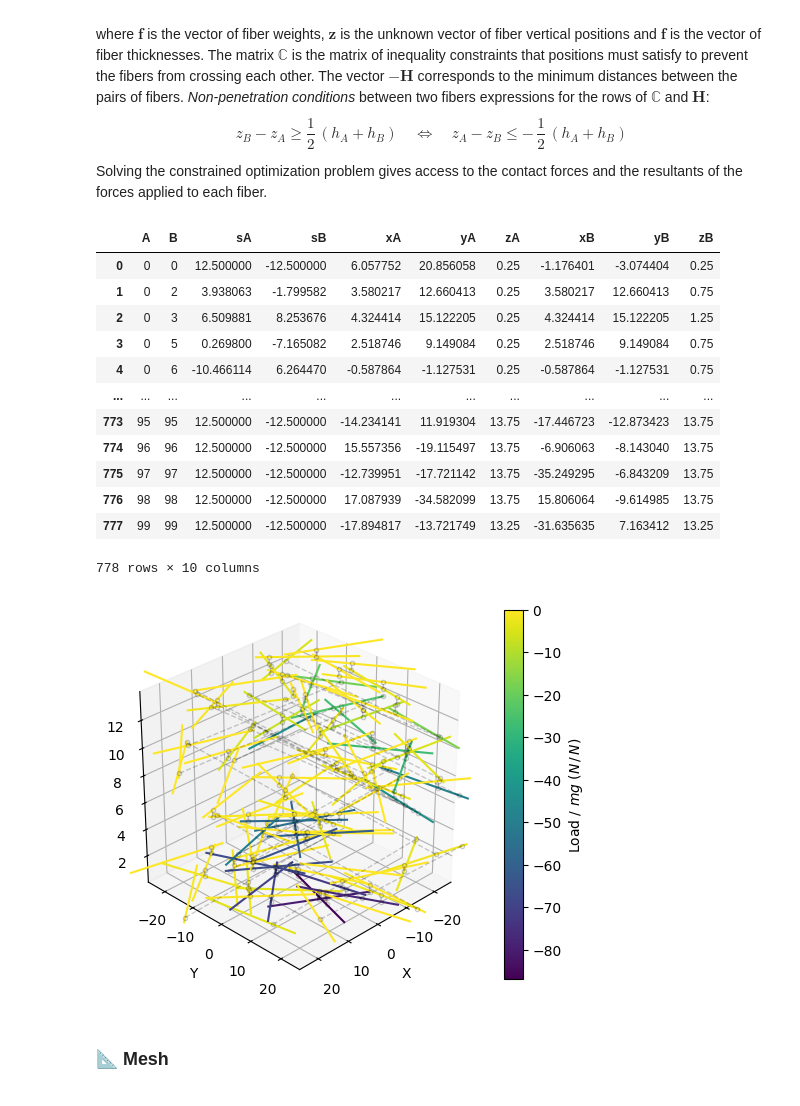
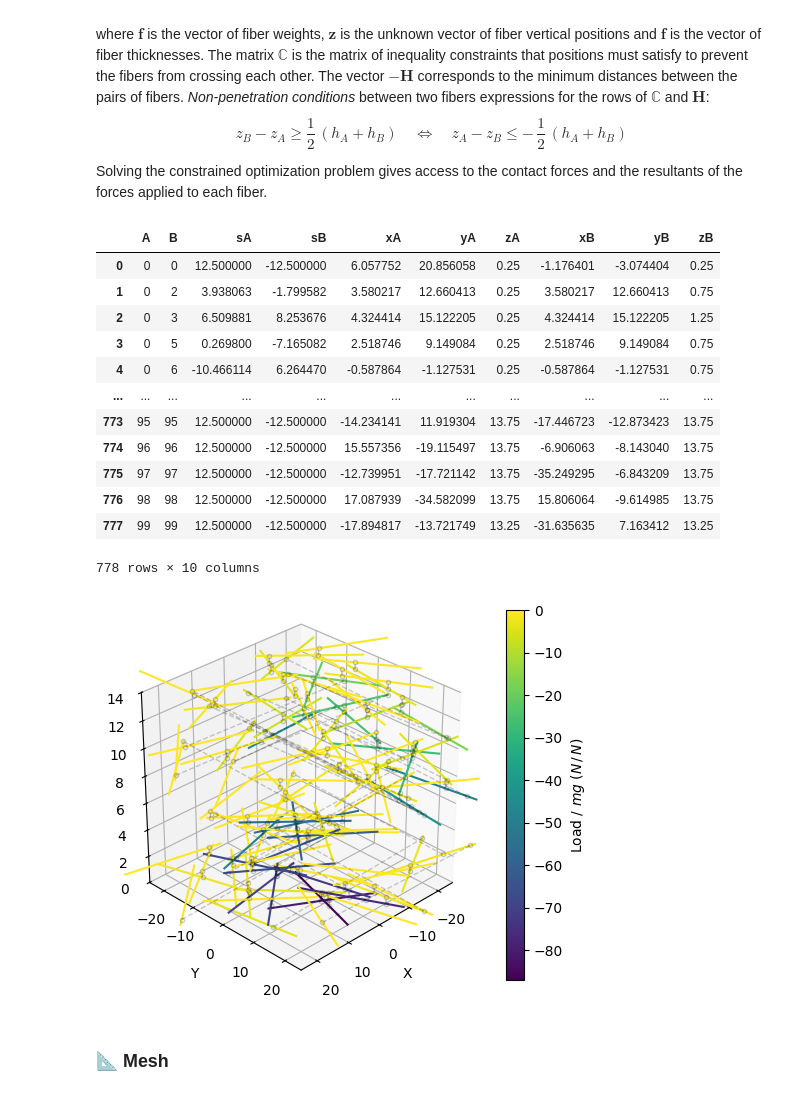
Before and after one commit to meyer-nils/fibermat, a Jupyter notebook: jupyter-notebook.ipynb, the cells around one changed output. Cells and saved outputs as stored; diff of their text form; code cells hidden in the pictures.

Commit message:
Refactor for square stacks.

```diff
--- a/jupyter-notebook.ipynb
+++ b/jupyter-notebook.ipynb
@@ -215,8 +232,9 @@ display(mat)
 # ~~~ Figure ~~~ #
 matplotlibButton()
 
-fig, ax = plt.subplots(subplot_kw=dict(projection='3d', aspect='equal',
-                                       xlabel="X", ylabel="Y", zlabel="Z"))
+fig, ax = plt.subplots(
+    subplot_kw=dict(projection="3d", aspect="equal", xlabel="X", ylabel="Y", zlabel="Z")
+)
 ax.view_init(azim=45, elev=30, roll=0)
 if len(mat):
     # Draw fibers
@@ -228,8 +246,8 @@ if len(mat):
         B = fiber[[*"xyz"]].values + 0.5 * fiber.l * fiber[[*"uvw"]].values
         plt.plot(*np.c_[A, B])
     # Set drawing box dimensions
-    ax.set_xlim(-0.5 * mat.attrs["size"], 0.5 * mat.attrs["size"])
-    ax.set_ylim(-0.5 * mat.attrs["size"], 0.5 * mat.attrs["size"])
+    ax.set_xlim(-0.5 * mat.attrs["sizeX"], 0.5 * mat.attrs["sizeX"])
+    ax.set_ylim(-0.5 * mat.attrs["sizeY"], 0.5 * mat.attrs["sizeY"])
 plt.show()
 # %% [output]
 |  | l | b | h | x | y | z | u | v | w | G | E |
@@ -353,15 +372,17 @@ load = 0.5 * f @ np.abs(C) + 0.5 * f @ C
 # Normalize by fiber weight
 load /= np.pi / 4 * mat[[*"lbh"]].prod(axis=1).mean()
 # Get loaded nodes
-points = (stack[stack.A < stack.B][["xA", "yA", "zA", "xB", "yB", "zB"]]
-          .values.reshape(-1, 2, 3))
+points = stack[stack.A < stack.B][["xA", "yA", "zA", "xB", "yB", "zB"]].values.reshape(
+    -1, 2, 3
+)
 # Prepare color scale
 cmap = plt.cm.viridis
 color = interp1d([np.min(load), np.max(load)], [0, 1])
 
 # Figure
-fig, ax = plt.subplots(subplot_kw=dict(projection='3d', aspect='equal',
-                                       xlabel="X", ylabel="Y", zlabel="Z"))
+fig, ax = plt.subplots(
+    subplot_kw=dict(projection="3d", aspect="equal", xlabel="X", ylabel="Y", zlabel="Z")
+)
 ax.view_init(azim=45, elev=30, roll=0)
 if len(mat):
     # Draw fibers
@@ -369,37 +390,37 @@ if len(mat):
         # Get fiber data
         fiber = mat.iloc[i]
         # Calculate fiber end points
         A = fiber[[*"xyz"]].values - 0.5 * fiber.l * fiber[[*"uvw"]].values
         B = fiber[[*"xyz"]].values + 0.5 * fiber.l * fiber[[*"uvw"]].values
         plt.plot(*np.c_[A, B], c=cmap(color(load[i])))
 if len(points):
     # Draw contacts
     for point in tqdm(points[~np.isclose(f, 0)], desc="Draw nodes"):
-        plt.plot(*point.T, '--ok', lw=1, mfc='none', ms=3, alpha=0.2)
+        plt.plot(*point.T, "--ok", lw=1, mfc="none", ms=3, alpha=0.2)
 # Set drawing box dimensions
-ax.set_xlim(-0.5 * stack.attrs["size"], 0.5 * stack.attrs["size"])
-ax.set_ylim(-0.5 * stack.attrs["size"], 0.5 * stack.attrs["size"])
+ax.set_xlim(-0.5 * stack.attrs["sizeX"], 0.5 * stack.attrs["sizeX"])
+ax.set_ylim(-0.5 * stack.attrs["sizeY"], 0.5 * stack.attrs["sizeY"])
 # Add a color bar
 norm = plt.Normalize(vmin=np.min(load), vmax=np.max(load))
 smap = plt.cm.ScalarMappable(cmap=cmap, norm=norm)
 cbar = plt.colorbar(smap, ax=ax)
 cbar.set_label("Load / $mg$ ($N\,/\,N$)")
 plt.show()
 # %% [output]
 |  | A | B | sA | sB | xA | yA | zA | xB | yB | zB |
 | 0 | 0 | 0 | 12.500000 | -12.500000 | 6.057752 | 20.856058 | 0.25 | -1.176401 | -3.074404 | 0.25 |
 | 1 | 0 | 2 | 3.938063 | -1.799582 | 3.580217 | 12.660413 | 0.25 | 3.580217 | 12.660413 | 0.75 |
 | 2 | 0 | 3 | 6.509881 | 8.253676 | 4.324414 | 15.122205 | 0.25 | 4.324414 | 15.122205 | 1.25 |
 | 3 | 0 | 5 | 0.269800 | -7.165082 | 2.518746 | 9.149084 | 0.25 | 2.518746 | 9.149084 | 0.75 |
 | 4 | 0 | 6 | -10.466114 | 6.264470 | -0.587864 | -1.127531 | 0.25 | -0.587864 | -1.127531 | 0.75 |
 | ... | ... | ... | ... | ... | ... | ... | ... | ... | ... | ... |
 | 773 | 95 | 95 | 12.500000 | -12.500000 | -14.234141 | 11.919304 | 13.75 | -17.446723 | -12.873423 | 13.75 |
 | 774 | 96 | 96 | 12.500000 | -12.500000 | 15.557356 | -19.115497 | 13.75 | -6.906063 | -8.143040 | 13.75 |
 | 775 | 97 | 97 | 12.500000 | -12.500000 | -12.739951 | -17.721142 | 13.75 | -35.249295 | -6.843209 | 13.75 |
 | 776 | 98 | 98 | 12.500000 | -12.500000 | 17.087939 | -34.582099 | 13.75 | 15.806064 | -9.614985 | 13.75 |
 | 777 | 99 | 99 | 12.500000 | -12.500000 | -17.894817 | -13.721749 | 13.25 | -31.635635 | 7.163412 | 13.25 |
 778 rows × 10 columns
-[figure, old version]
+[figure, new version]
 # %% [markdown]
 ### 📐 Mesh
 <a id="mesh"></a>
```
Also changed, not shown: parts of 9 cells of this notebook, 21 other files.
